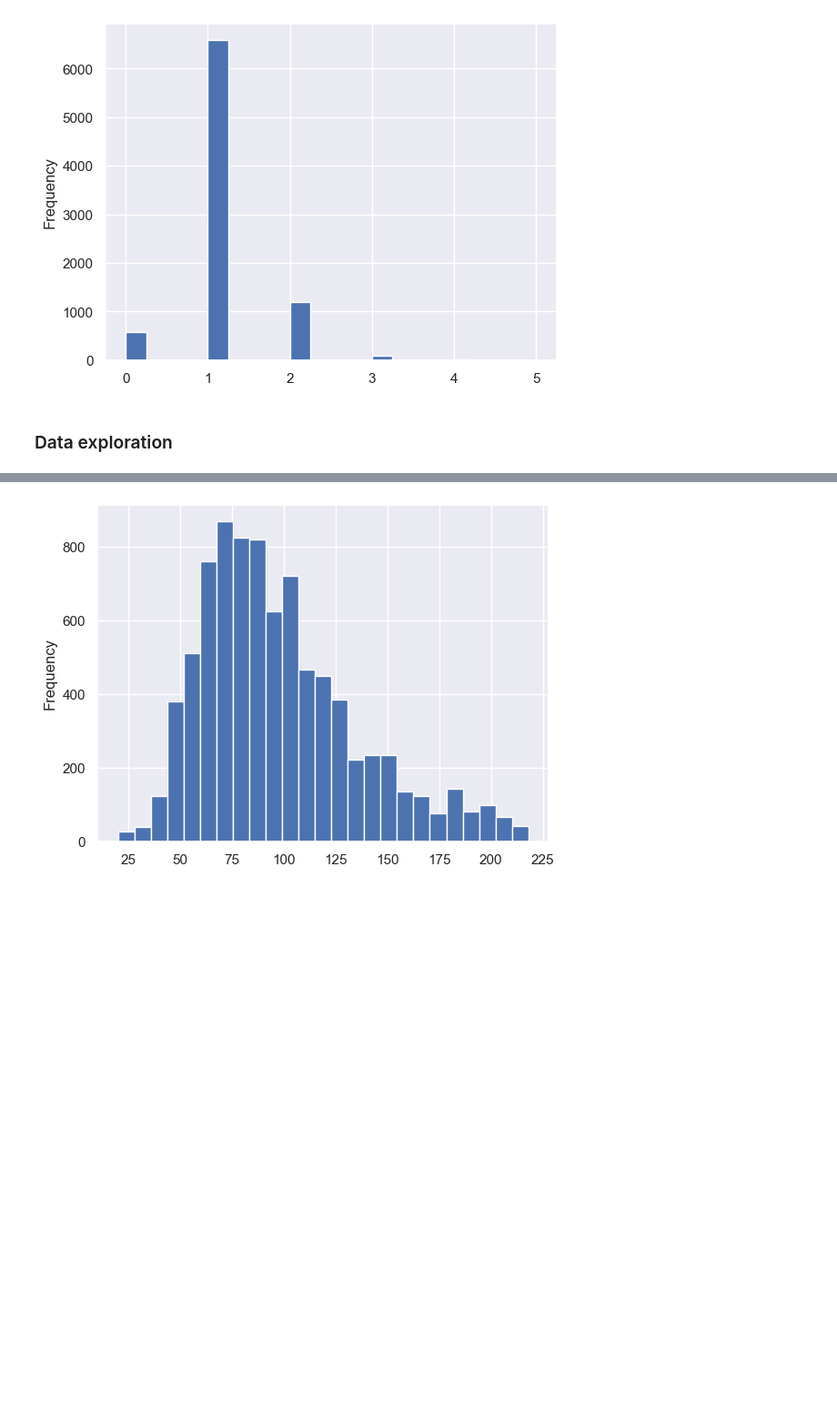
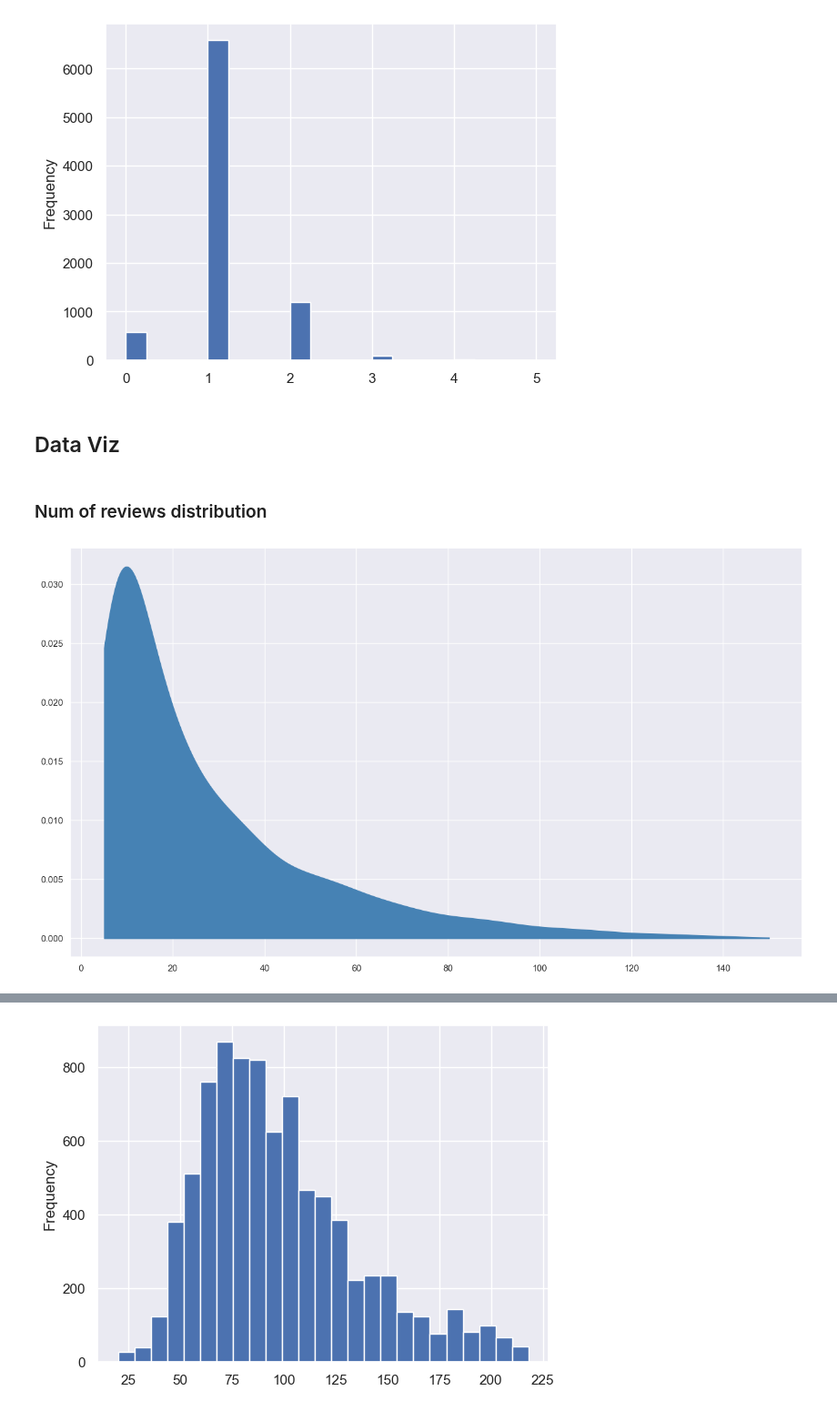
Before and after one commit to S3tuit/jup_lab, a Jupyter notebook: airbnb/airbnb_analysis.ipynb, the cells around one changed output, grey strips where cells are left out. Shown at 91% size. Saved outputs shown, nothing was run; the diff lists cells and outputs as text; code cells hidden in the pictures; blank space fills up the shorter version.

```diff
--- a/airbnb/airbnb_analysis.ipynb
+++ b/airbnb/airbnb_analysis.ipynb
@@ -160,4 +160,23 @@ Low-Band Extreme Outlier: 1.0
 High-Band Extreme Outlier: 1.0
 [figure]
 # %% [markdown]
-### Data exploration
+## Data Viz
+# %% [markdown]
+### Num of reviews distribution
+# %%
+from sklearn.neighbors import KernelDensity
+
+x_d_reviews = pd.DataFrame(data={'number_of_reviews_ltm':np.linspace(df['number_of_reviews_ltm'].min(),
+                                             150, 3000)})
+
+kde_r = KernelDensity(bandwidth=5.2, kernel='gaussian')
+kde_r.fit(df[['number_of_reviews_ltm']])
+
+logprob_reviews = kde_r.score_samples(x_d_reviews)
+# %%
+fig, ax = plt.subplots(figsize=(16,9))
+
+ax.fill_between(x_d_reviews['number_of_reviews_ltm'],
+                np.exp(logprob_reviews), alpha=1, color='steelblue');
+# %% [output]
+[figure, added]
```
Also changed, not shown: parts of 7 cells of this notebook, 1 other file.
